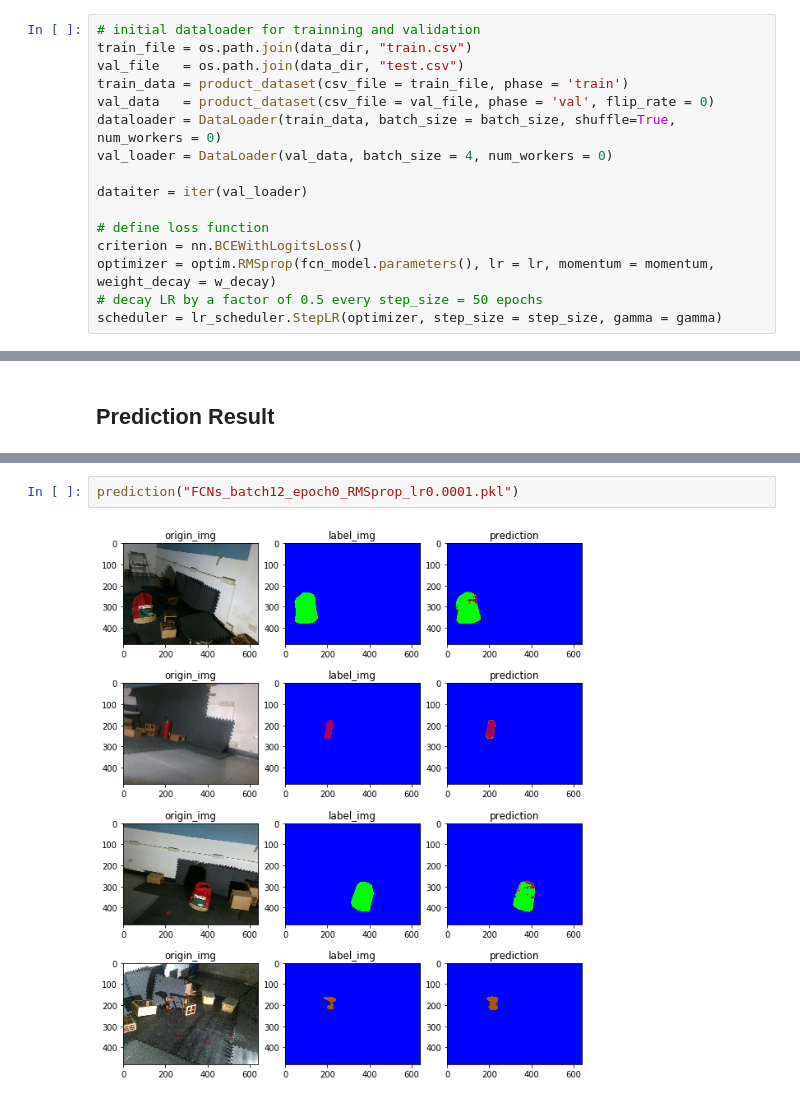
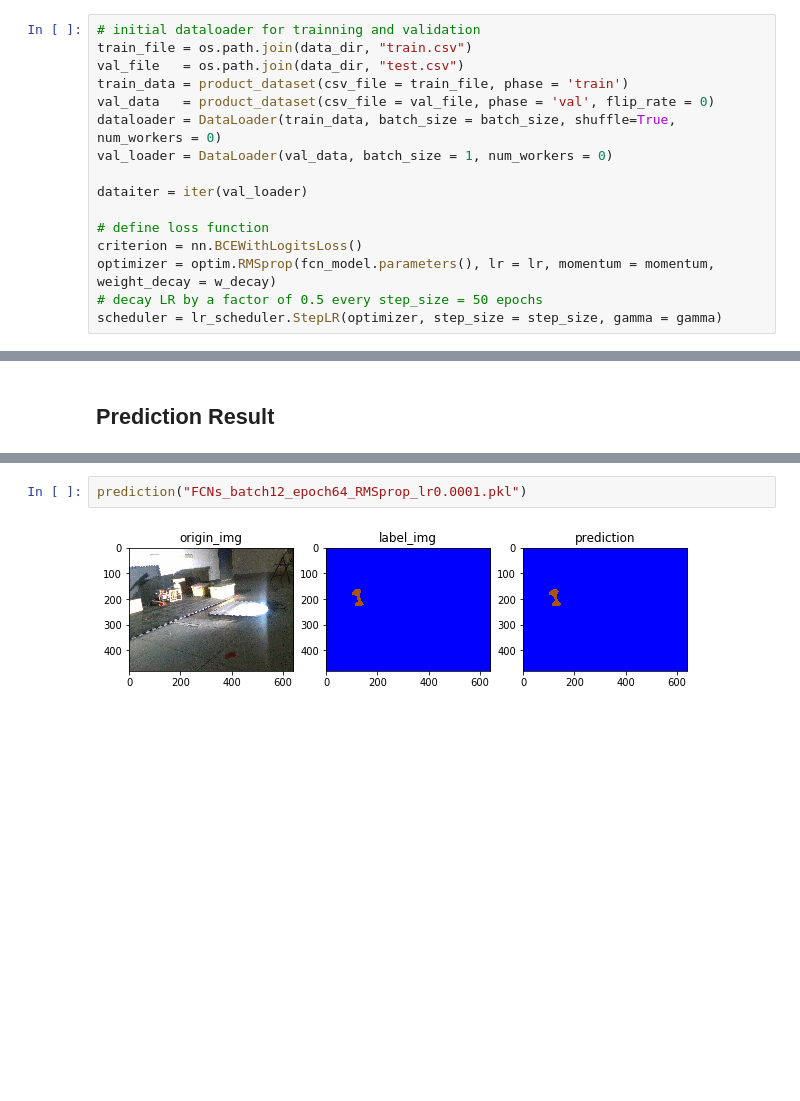
Before and after one commit to championway/gan_rv, a Jupyter notebook: catkin_ws/src/jupyter/SubT FCN training.ipynb, the cells around one changed output, grey strips where cells are left out. Cells and saved outputs as stored; diff of their text form; blank space fills up the shorter version.

```diff
--- a/catkin_ws/src/jupyter/SubT FCN training.ipynb
+++ b/catkin_ws/src/jupyter/SubT FCN training.ipynb
@@ -227,7 +228,7 @@ val_file   = os.path.join(data_dir, "test.csv")
 train_data = product_dataset(csv_file = train_file, phase = 'train')
 val_data   = product_dataset(csv_file = val_file, phase = 'val', flip_rate = 0)
 dataloader = DataLoader(train_data, batch_size = batch_size, shuffle=True, num_workers = 0)
-val_loader = DataLoader(val_data, batch_size = 4, num_workers = 0)
+val_loader = DataLoader(val_data, batch_size = 1, num_workers = 0)
 
 dataiter = iter(val_loader)
 
@@ -416,6 +419,6 @@ def prediction(model_name):
 
     plt.show()
 # %%
-prediction("FCNs_batch12_epoch0_RMSprop_lr0.0001.pkl")
+prediction("FCNs_batch12_epoch64_RMSprop_lr0.0001.pkl")
 # %% [output]
-[figure, old version]
+[figure, new version]
```
Also changed, not shown: parts of 5 cells of this notebook, 17 other files.
